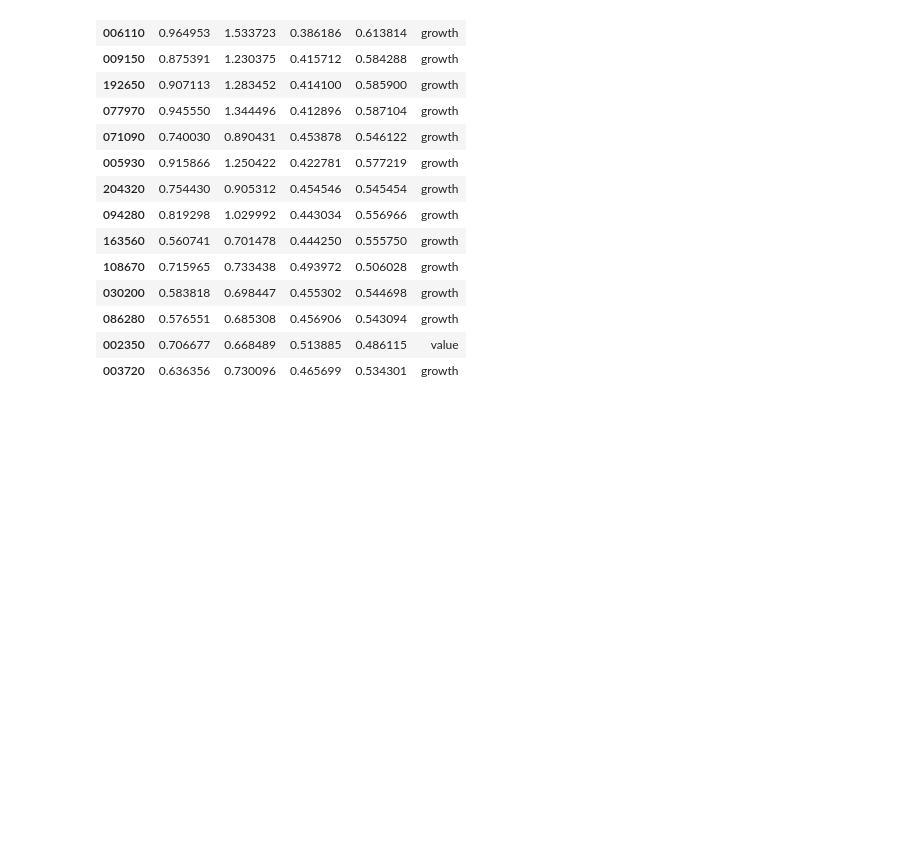
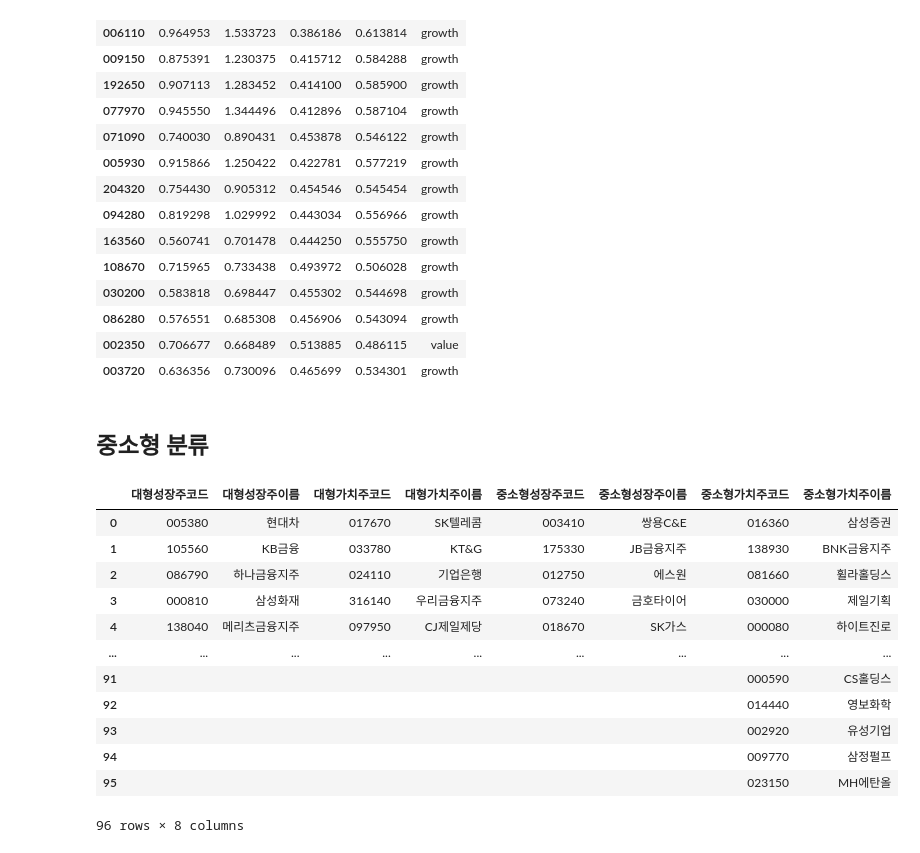
Before and after one commit to Solxcero/my-domains, a Jupyter notebook: economy/6.StyleInvestment.ipynb, the cells around one changed output. Cells and saved outputs as stored; diff of their text form; code cells hidden in the pictures; blank space fills up the shorter version.

```diff
--- a/economy/StyleInvestment.ipynb
+++ b/economy/6.StyleInvestment.ipynb
@@ -523,3 +531,5 @@ style_n
 | 086280 | 0.576551 | 0.685308 | 0.456906 | 0.543094 | growth |
 | 002350 | 0.706677 | 0.668489 | 0.513885 | 0.486115 | value |
 | 003720 | 0.636356 | 0.730096 | 0.465699 | 0.534301 | growth |
+# %% [markdown]
+## 중소형 분류
@@ -525,0 +579,52 @@ style_n
+# %%
+b_g_name=[]
+for code in tqdm(b_g_select['code'],desc='대형성장'):
+    n = stock.get_market_ticker_name(code)
+    b_g_name.append(n)
+# b_g_name
+
+b_v_name=[]
+for code in tqdm(b_v_select['code'],desc='대형가치'):
+    n = stock.get_market_ticker_name(code)
+    b_v_name.append(n)
+# b_v_name
+
+ms_g_name=[]
+for code in tqdm(ms_g_select['code'],desc='중소성장'):
+    n = stock.get_market_ticker_name(code)
+    ms_g_name.append(n)
+# ms_g_name
+
+ms_v_name=[]
+for code in tqdm(ms_v_select['code'],desc='중소가치'):
+    n = stock.get_market_ticker_name(code)
+    ms_v_name.append(n)
+# ms_v_name
+# %%
+b_g_df = pd.DataFrame({'대형성장주코드':b_g_select['code'],'대형성장주이름':b_g_name})
+b_g_df.reset_index(drop=True, inplace=True)
+
+b_v_df = pd.DataFrame({'대형가치주코드':b_v_select['code'],'대형가치주이름':b_v_name})
+b_v_df.reset_index(drop=True, inplace=True)
+
+ms_g_df = pd.DataFrame({'중소형성장주코드':ms_g_select['code'],'중소형성장주이름':ms_g_name})
+ms_g_df.reset_index(drop=True, inplace=True)
+
+ms_v_df = pd.DataFrame({'중소형가치주코드':ms_v_select['code'],'중소형가치주이름':ms_v_name})
+ms_v_df.reset_index(drop=True, inplace=True)
+
+pd.concat([b_g_df,b_v_df,ms_g_df,ms_v_df],axis=1).fillna("")
+# %% [output]
+|  | 대형성장주코드 | 대형성장주이름 | 대형가치주코드 | 대형가치주이름 | 중소형성장주코드 | 중소형성장주이름 | 중소형가치주코드 | 중소형가치주이름 |
+| 0 | 005380 | 현대차 | 017670 | SK텔레콤 | 003410 | 쌍용C&E | 016360 | 삼성증권 |
+| 1 | 105560 | KB금융 | 033780 | KT&G | 175330 | JB금융지주 | 138930 | BNK금융지주 |
+| 2 | 086790 | 하나금융지주 | 024110 | 기업은행 | 012750 | 에스원 | 081660 | 휠라홀딩스 |
+| 3 | 000810 | 삼성화재 | 316140 | 우리금융지주 | 073240 | 금호타이어 | 030000 | 제일기획 |
+| 4 | 138040 | 메리츠금융지주 | 097950 | CJ제일제당 | 018670 | SK가스 | 000080 | 하이트진로 |
+| ... | ... | ... | ... | ... | ... | ... | ... | ... |
+| 91 |  |  |  |  |  |  | 000590 | CS홀딩스 |
+| 92 |  |  |  |  |  |  | 014440 | 영보화학 |
+| 93 |  |  |  |  |  |  | 002920 | 유성기업 |
+| 94 |  |  |  |  |  |  | 009770 | 삼정펄프 |
+| 95 |  |  |  |  |  |  | 023150 | MH에탄올 |
+96 rows × 8 columns
```
Also changed, not shown: parts of 10 cells of this notebook, 12 other files.
